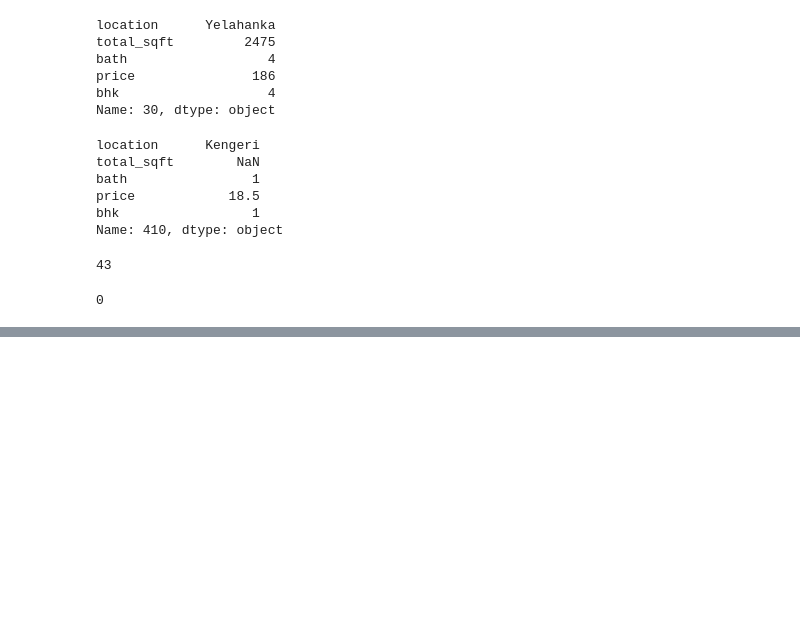
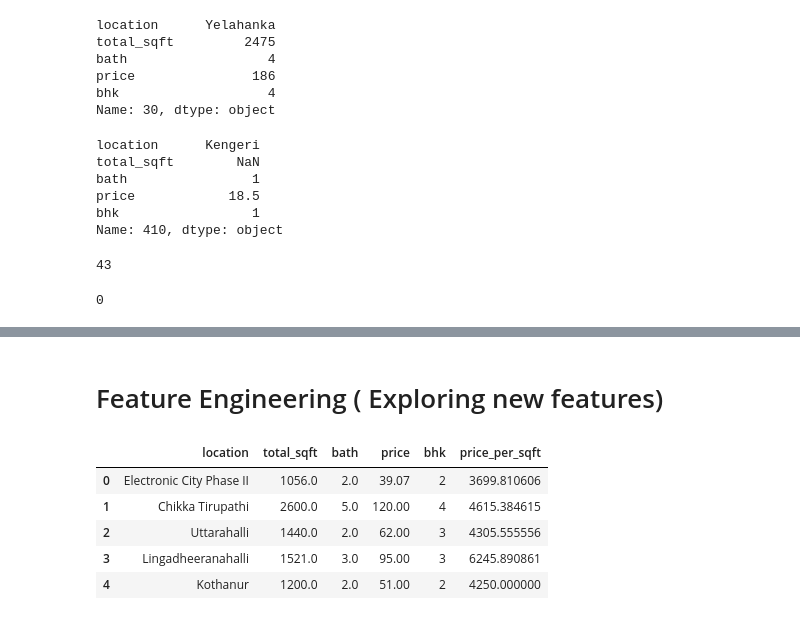
Before and after one commit to Shaon2221/Learning-and-Experimenting_Data-Science, a Jupyter notebook: Projects/Real Estate Price Prediction/Home Price Prediction.ipynb, the cells around one changed output, grey strips where cells are left out. Cells and saved outputs as stored; diff of their text form; code cells hidden in the pictures; blank space fills up the shorter version.

```diff
--- a/Projects/Real Estate Price Prediction/Home Price Prediction.ipynb
+++ b/Projects/Real Estate Price Prediction/Home Price Prediction.ipynb
@@ -231,0 +241,14 @@ df3['total_sqft'].isnull().sum()
+# %% [markdown]
+# Feature Engineering ( Exploring new features)
+# %%
+df4=df3.copy()
+
+df4['price_per_sqft'] = df4['price']*100000/df4['total_sqft']
+df4.head()
+# %% [output]
+|  | location | total_sqft | bath | price | bhk | price_per_sqft |
+| 0 | Electronic City Phase II | 1056.0 | 2.0 | 39.07 | 2 | 3699.810606 |
+| 1 | Chikka Tirupathi | 2600.0 | 5.0 | 120.00 | 4 | 4615.384615 |
+| 2 | Uttarahalli | 1440.0 | 2.0 | 62.00 | 3 | 4305.555556 |
+| 3 | Lingadheeranahalli | 1521.0 | 3.0 | 95.00 | 3 | 6245.890861 |
+| 4 | Kothanur | 1200.0 | 2.0 | 51.00 | 2 | 4250.000000 |
```
Also changed, not shown: parts of 16 cells of this notebook.
